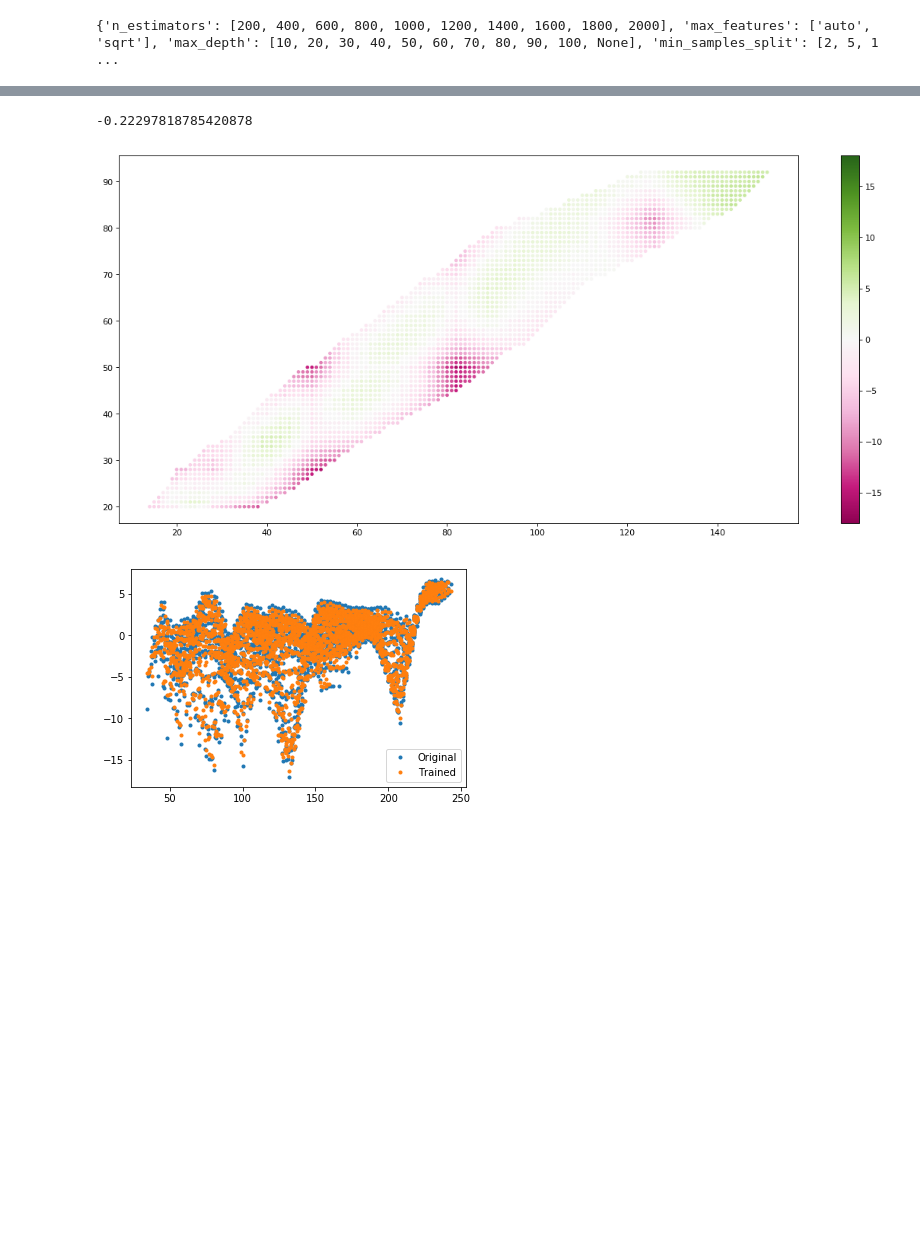
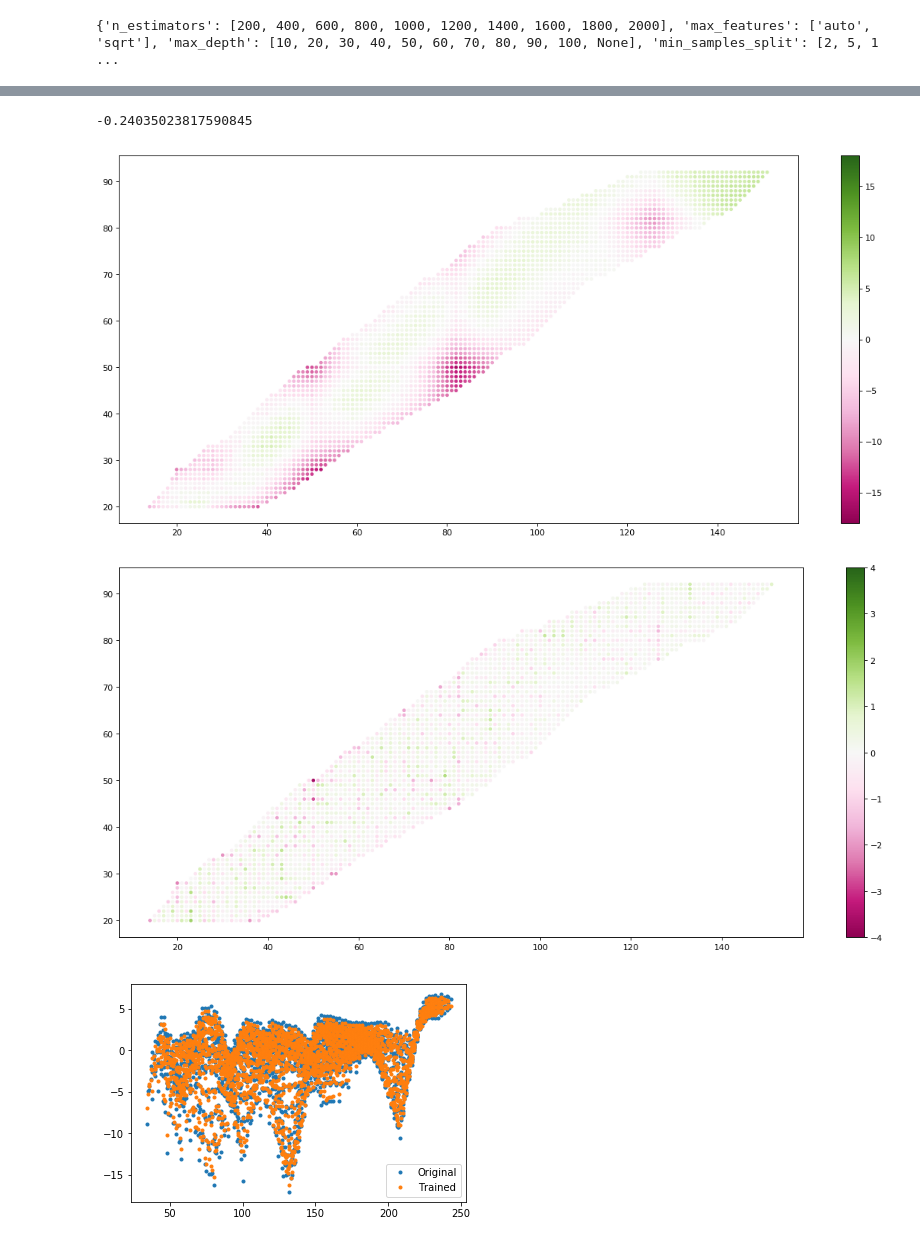
Before and after one commit to MAtthewCrow12/CrowleyDLP, a Jupyter notebook: MLtrial.ipynb, the cells around one changed output, grey strips where cells are left out. Drawn from its saved outputs; the diff is of its cells as text; code cells hidden in the pictures; blank space fills up the shorter version.

```diff
--- a/MLtrial.ipynb
+++ b/MLtrial.ipynb
@@ -766,27 +783,32 @@ Fitting 6 folds for each of 100 candidates, totalling 600 fits
 # %%
 #Have to refit rf with all of X and y
 #Unlike with scaling
 print(rf_random.score(Xs_train, y_train))
 Xs = scaler.transform(X)
 pred_all = rf_random.predict(Xs)
 fig=plt.figure(figsize=(18, 8), dpi= 80, facecolor='w', edgecolor='k')
 sc = plt.scatter(np.transpose(X)[0],np.transpose(X)[1],c=pred_all,cmap='PiYG',vmin=-ext,vmax=ext,s=10)
 plt.colorbar(sc)
 plt.show()
 
 
 err_all=y-pred_all
 ext1 = np.int(np.ceil(max(-np.min(err_all),np.max(err_all))))
 fig=plt.figure(figsize=(18, 8), dpi= 80, facecolor='w', edgecolor='k')
 sc = plt.scatter(np.transpose(X)[0],np.transpose(X)[1],c=err_all,cmap='PiYG',vmin=-ext1,vmax=ext1,s=10)
 plt.colorbar(sc)
 plt.show()
 
 plt.plot(N+Z,y,'o',markersize=3,label='Original')
 plt.plot(np.transpose(X)[0]+np.transpose(X)[1],pred_all,'o',markersize=3,label='Trained')
 plt.legend()
 plt.show()
+
+plt.plot(np.transpose(X)[0]+np.transpose(X)[1],err_all,'o',markersize=1,label='Error')
+plt.legend()
+plt.show()
 # %% [output]
--0.22297818785420878
+-0.24035023817590845
 [figure]
-[figure, old version]
+[figure, new version]
+[figure, added]
```
Also changed, not shown: parts of 19 cells of this notebook.
